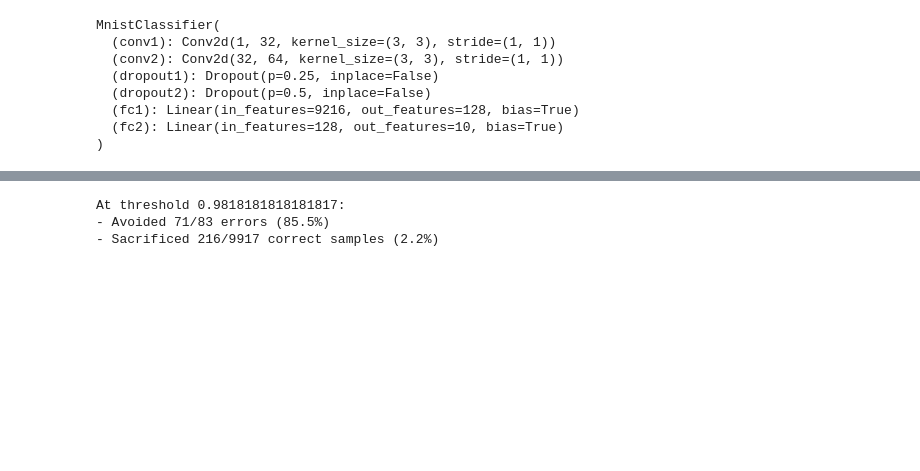
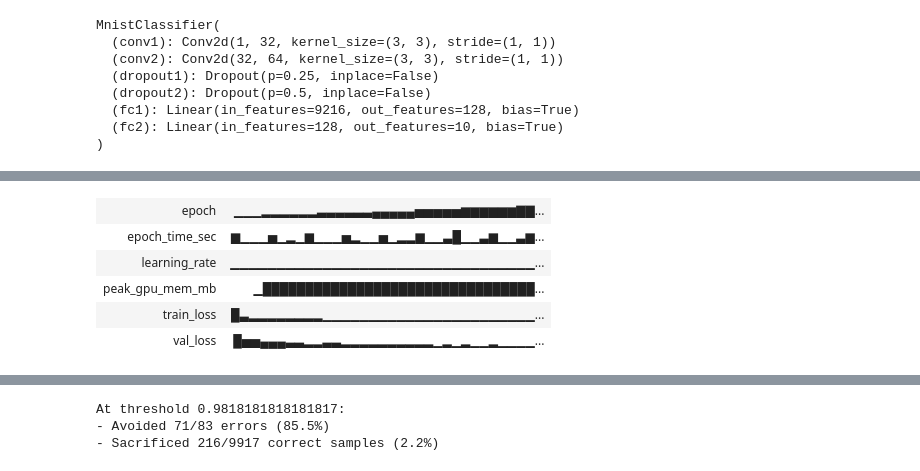
Before and after one commit to Guarinov/applied-hands-on-computer-vision, a Jupyter notebook: Assignment-3/notebooks/05_bonus_idk_classifier.ipynb, the cells around one changed output, grey strips where cells are left out. Saved outputs shown, nothing was run; the diff lists cells and outputs as text; code cells hidden in the pictures; blank space fills up the shorter version.

```diff
--- a/Assignment-3/notebooks/05_bonus_idk_classifier.ipynb
+++ b/Assignment-3/notebooks/05_bonus_idk_classifier.ipynb
@@ -94,0 +150,74 @@ Test set: Average loss: 0.0265, Accuracy: 9917/10000 (99%)
+# %%
+# Training Configuration
+EPOCHS = 50
+LEARNING_RATE = 1e-3
+SUBSET_SIZE = len(train_dataset_ddpm)
+N_CLASSES = 10
+
+# Initialize Model & DDPM recommended hyperparameters
+T = 300
+IMG_CH = 1
+BETAS = torch.linspace(0.0001, 0.02, T).to(DEVICE)
+
+# Set Seed again for Ensuring Same Model Initialization at Every Run
+set_seed(SEED)
+
+ddpm = DDPM(BETAS, DEVICE)
+model = UNet(
+    T,
+    IMG_CH,
+    IMG_SIZE,
+    down_chs=(64, 64, 128),
+    t_embed_dim=8,
+    c_embed_dim=N_CLASSES
+).to(DEVICE)
+print("Num params: ", sum(p.numel() for p in model.parameters()))
+
+optimizer = torch.optim.Adam(model.parameters(), lr=LEARNING_RATE)
+scheduler = torch.optim.lr_scheduler.ReduceLROnPlateau(
+    optimizer,
+    'min',
+    patience=15, # We wait 15 epochs before cutting LR
+    factor=0.5,   # We don'tcut it so aggressively
+    min_lr=5e-5 # We stop the LR from dropping below 5e-5
+)
+BOTTLE_EMB_CHANNELS = model.down2.model[-2].model[0].out_channels
+
+# Initialize W&B Run
+run = wandb.init(
+    project="diffusion-model-assessment-v2",
+    name="ddpm_unet_mnist_training",
+    config={
+        "architecture": "ddpm_unet",
+        "strategy": "generative_modeling_without_ema_without_selfatt_without_aug",
+        "downsample_mode": "maxpool",
+        "embedding_size": BOTTLE_EMB_CHANNELS,
+        "learning_rate": LEARNING_RATE,
+        "batch_size": BATCH_SIZE_DDPM,
+        "epochs": EPOCHS,
+        "optimizer_type": "Adam",
+        "subset_size": SUBSET_SIZE,
+        "seed": SEED,
+    }
+)
+
+# Execute Training
+train_diffusion(
+    model=model,
+    ddpm=ddpm,
+    train_loader=train_loader_ddpm,
+    val_loader=train_loader_ddpm,
+    optimizer=optimizer,
+    epochs=EPOCHS,
+    device=DEVICE,
+    drop_prob=0.1,
+    save_dir=CHECKPOINTS_DIR,
+    sample_save_dir=SAMPLE_DIR,
+    clip_model=None,
+    clip_preprocess=None,
+    cond_list=list(range(10)),
+    scheduler=scheduler
+)
+
+wandb.finish()
+# %% [output]
@@ -94,0 +252,6 @@ Test set: Average loss: 0.0265, Accuracy: 9917/10000 (99%)
+| epoch | ▁▁▁▂▂▂▂▂▂▃▃▃▃▃▃▄▄▄▄▄▅▅▅▅▅▆▆▆▆▆▆▇▇... |
+| epoch_time_sec | ▆▁▁▁▅▁▂▁▆▁▁▁▅▂▁▁▅▁▂▂▆▁▁▃█▁▁▃▆▁▁▃▆... |
+| learning_rate | ▁▁▁▁▁▁▁▁▁▁▁▁▁▁▁▁▁▁▁▁▁▁▁▁▁▁▁▁▁▁▁▁▁... |
+| peak_gpu_mem_mb | ▁████████████████████████████████... |
+| train_loss | █▃▂▂▂▂▂▂▂▂▁▁▁▁▁▁▁▁▁▁▁▁▁▁▁▁▁▁▁▁▁▁▁... |
+| val_loss | █▅▅▄▄▄▃▃▂▂▃▃▂▂▂▂▂▂▂▂▂▂▁▂▁▂▁▁▂▁▁▁▁... |
```
Also changed, not shown: parts of 15 cells of this notebook, 7 other files.
